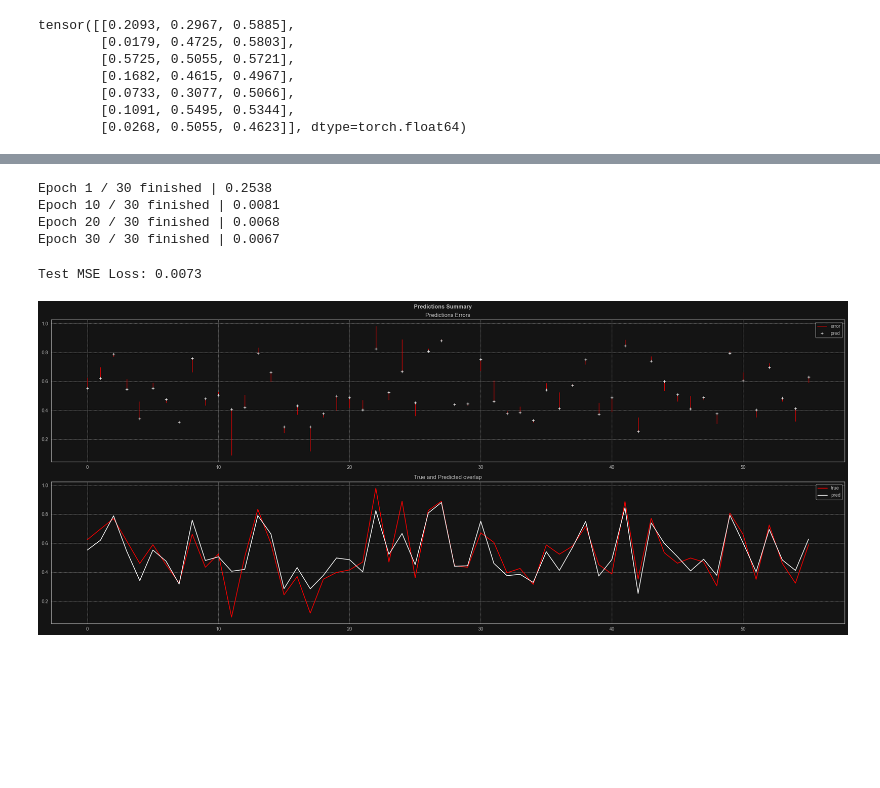
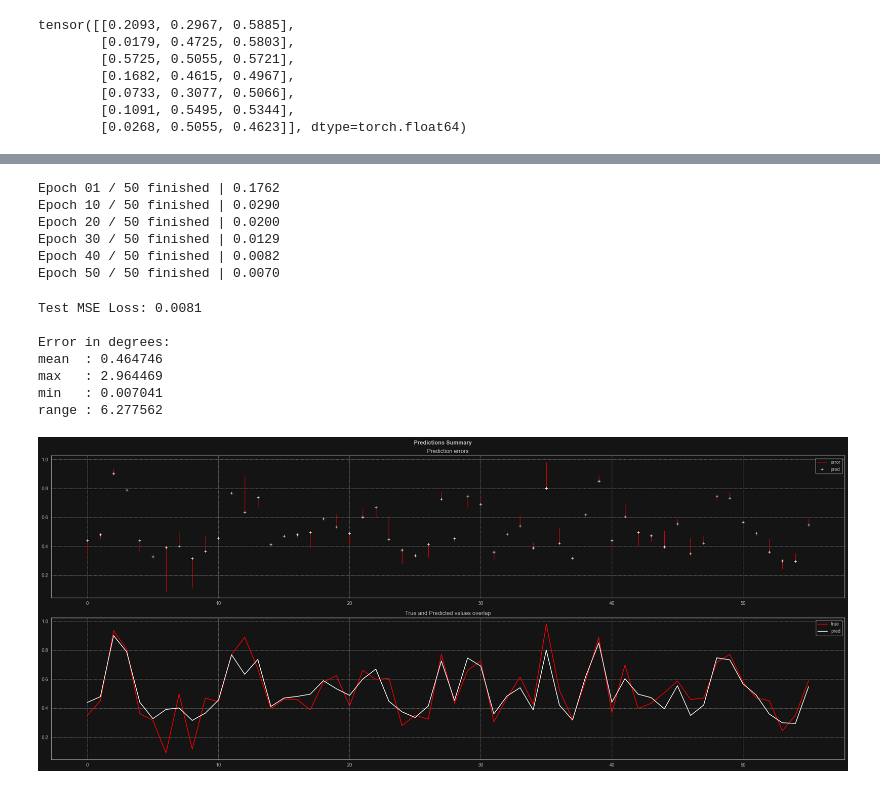
Before and after one commit to gracjan-p/weather-rnn, a Jupyter notebook: notebooks/model.ipynb, the cells around one changed output, grey strips where cells are left out. Drawn from its saved outputs; the diff is of its cells as text; code cells hidden in the pictures; blank space fills up the shorter version.

```diff
--- a/notebooks/model.ipynb
+++ b/notebooks/model.ipynb
@@ -206,6 +214,6 @@ def sequence_dataset(dataset, batch_size, extra_features=False):
 
     return data_loader
 # %%
-batch_size = 8
+batch_size = 7
 train_loader = sequence_dataset(df_train_torch, batch_size=batch_size)
 test_loader = sequence_dataset(df_test_torch, batch_size=batch_size)
@@ -375,6 +355,13 @@ plt.tight_layout()
 Similar to training function. This time we run the model with no gradients calculations <br>
 and iterate through batches from test_loader. <br>
 Then return y true and y predicted values to compare where the model makes most mistakes.
+# %%
+# rescaling score data back to temperature format.
+def to_degrees(feature):
+    feature_deg = np.zeros((len(feature), 3)) # because our scaler remember what did it scale before, we need to create data with same dimensions
+    feature_deg[:, 2] = np.sqrt(feature) # square root, because we use Mean Square Error in our models
+    feature_deg = scaler.inverse_transform(feature_deg)
+    return feature_deg[:, 2]
 # %%
 def test_model(model, device, test_loader, extra_features=False):
     total_loss = 0
@@ -401,7 +388,7 @@ def test_model(model, device, test_loader, extra_features=False):
     avg_loss = total_loss / len(test_loader)
     print(f"Test MSE Loss: {avg_loss:.4f}")
 
-    return y_true, y_pred
+    return y_true, y_pred, avg_loss
 # %%
 import seaborn as sb
 
@@ -480,39 +459,61 @@ torch.Size([8])
 # %%
 weather_rnn_2 = WeatherRNN(input_size=3,
-                           hidden_size=64,
-                           n_layers=1,
-                           output_size=1,
-                           dropout=0)
+                           hidden_size=hidden_size,
+                           n_layers=n_layers,
+                           output_size=output_size,
+                           dropout=dropout)
 
-loss_history_2, best_epoch_2 = train_model(weather_rnn_2, device=device, train_loader=train_loader_2, n_epochs=n_epochs, lr=0.001, extra_features=True)
+loss_history_2, best_epoch_2 = train_model(weather_rnn_2, device=device, train_loader=train_loader_2, n_epochs=n_epochs, lr=learning_rate, extra_features=True)
 # %% [output]
-Epoch 1 / 30 finished | 0.2538
-Epoch 10 / 30 finished | 0.0081
-Epoch 20 / 30 finished | 0.0068
-Epoch 30 / 30 finished | 0.0067
+Epoch 01 / 50 finished | 0.1762
+Epoch 10 / 50 finished | 0.0290
+Epoch 20 / 50 finished | 0.0200
+Epoch 30 / 50 finished | 0.0129
+Epoch 40 / 50 finished | 0.0082
+Epoch 50 / 50 finished | 0.0070
 # %%
-y_true_2, y_pred_2 = test_model(weather_rnn_2, device=device, test_loader=test_loader_2, extra_features=True)
+y_true_2, y_pred_2, mse_2 = test_model(weather_rnn_2, device=device, test_loader=test_loader_2, extra_features=True)
 
 fig, axes = plt.subplots(nrows=2, ncols=1, figsize=(24, 10))
 axes = axes.flatten()
 
 temp_avg_true_2 = np.array(y_true_2).flatten()
 temp_avg_pred_2 = np.array(y_pred_2).flatten()
 
 x = range(len(temp_avg_true_2))
 axes[0].vlines(x=x, ymin=temp_avg_pred_2, ymax=temp_avg_true_2, color='red', linewidth=1, label='error')
 axes[0].plot(x, y_pred_2, marker='+', linestyle='None', color='white', label='pred')
 
 sb.lineplot(x=range(len(temp_avg_true_2)), y=temp_avg_true_2, color='red', ax=axes[1], label='true')
 sb.lineplot(x=range(len(temp_avg_pred_2)), y=temp_avg_pred_2, color='white', ax=axes[1], label='pred')
 
-axes[0].set_title('Predictions Errors')
+axes[0].set_title('Prediction errors')
 axes[0].legend()
 
-axes[1].set_title('True and Predicted overlap')
+axes[1].set_title('True and Predicted values overlap')
 
 plt.suptitle('Predictions Summary', fontweight='bold')
 plt.tight_layout()
+
+true_deg_2 = to_degrees(temp_avg_true_2)
+pred_deg_2 = to_degrees(temp_avg_pred_2)
+
+error_2 = abs(true_deg_2 - pred_deg_2)
+
+print(
+    "\nError in degrees:\n"
+    f"{"mean":<6}: {error_2.mean():4f}",
+    f"{"max":<6}: {error_2.max():4f}",
+    f"{"min":<6}: {error_2.min():4f}",
+    f"{"range":<6}: {(true_deg_2.max() - true_deg_2.min()):4f}",
+    sep='\n'
+)
 # %% [output]
-Test MSE Loss: 0.0073
+Test MSE Loss: 0.0081
+
+Error in degrees:
+mean  : 0.464746
+max   : 2.964469
+min   : 0.007041
+range : 6.277562
-[figure, old version]
+[figure, new version]
```
Also changed, not shown: parts of 32 cells of this notebook.
